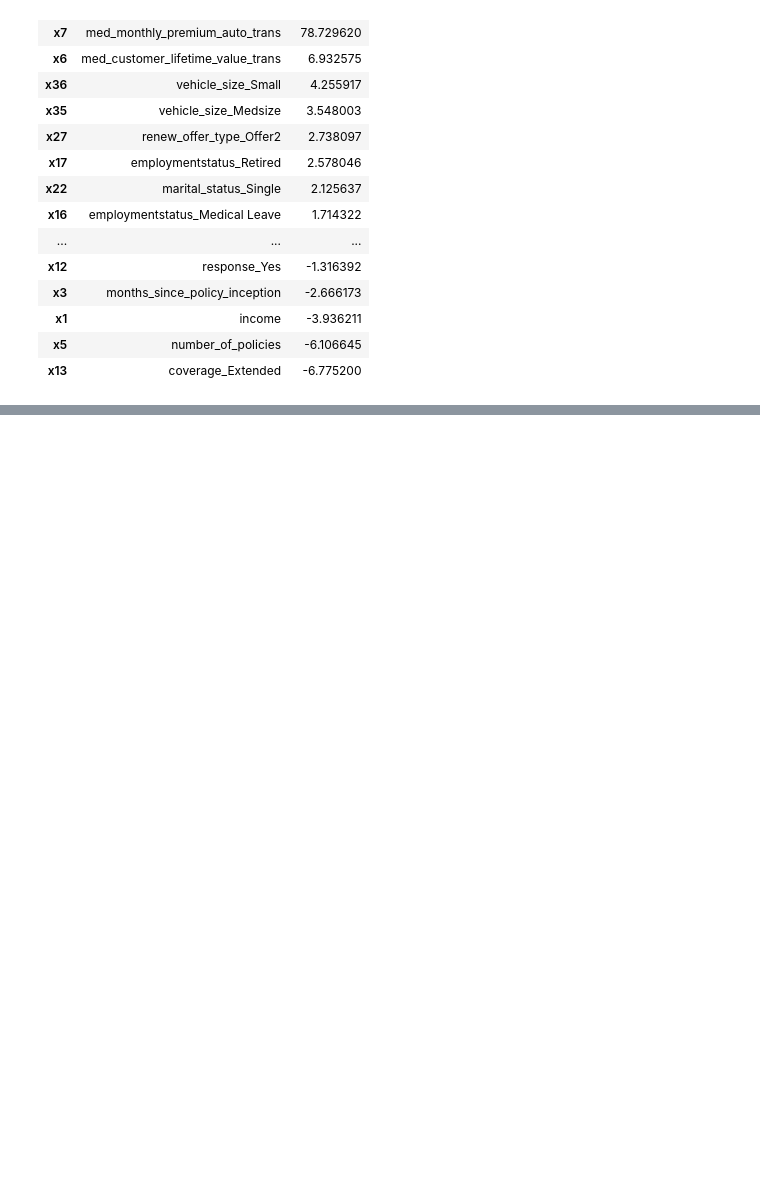
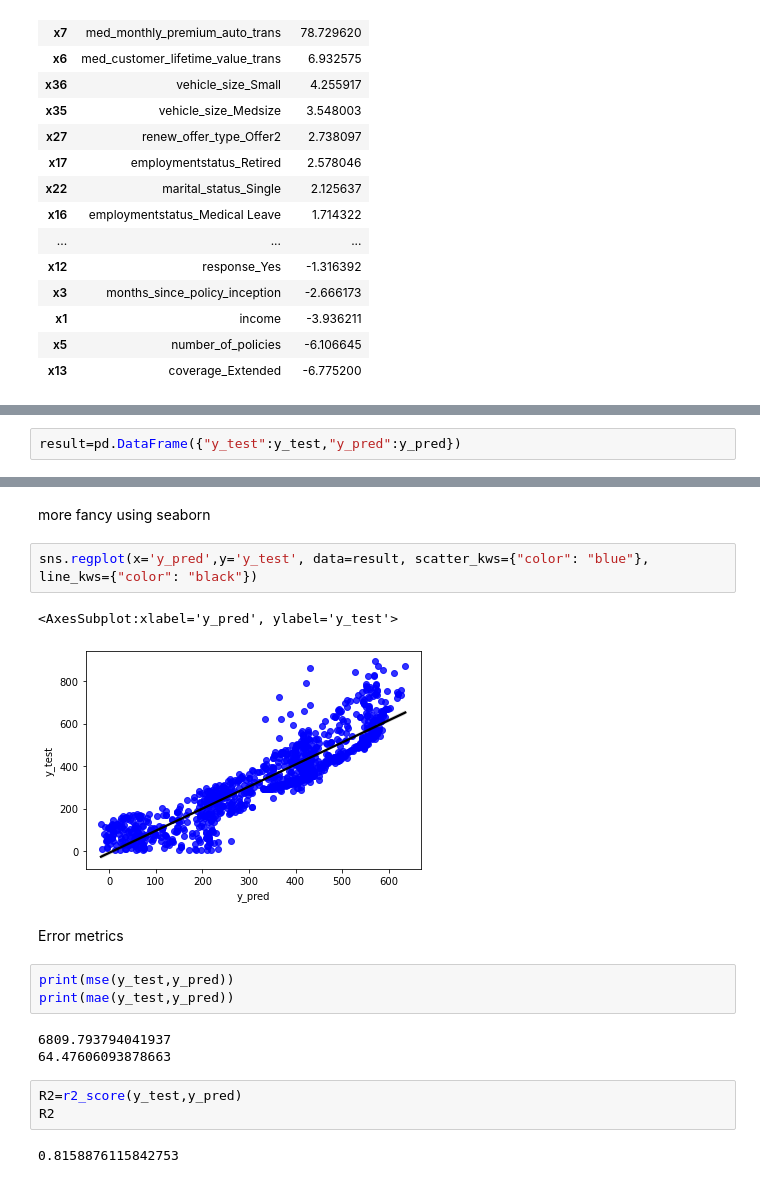
Before and after one commit to msantanarod/IronMercedes, a Jupyter notebook: Case study/Customer_Analysis_Case_Study/Customer Study Customer Analisys Complete Model.ipynb, the cells around one changed output, grey strips where cells are left out. Cells and saved outputs as stored; diff of their text form; blank space fills up the shorter version.

```diff
--- a/Case study/Customer_Analysis_Case_Study/Customer Study Customer Analisys Complete Model.ipynb
+++ b/Case study/Customer_Analysis_Case_Study/Customer Study Customer Analisys Complete Model.ipynb
@@ -1080,0 +1291,2 @@ X
+# %%
+result=pd.DataFrame({"y_test":y_test,"y_pred":y_pred})
@@ -1080,0 +1318,20 @@ X
+# %% [markdown]
+more fancy using seaborn
+# %%
+sns.regplot(x='y_pred',y='y_test', data=result, scatter_kws={"color": "blue"}, line_kws={"color": "black"})
+# %% [output]
+<AxesSubplot:xlabel='y_pred', ylabel='y_test'>
+[figure, added]
+# %% [markdown]
+Error metrics
+# %%
+print(mse(y_test,y_pred))
+print(mae(y_test,y_pred))
+# %% [output]
+6809.793794041937
+64.47606093878663
+# %%
+R2=r2_score(y_test,y_pred)
+R2
+# %% [output]
+0.8158876115842753
```
Also changed, not shown: parts of 36 cells of this notebook, 1 other file.
